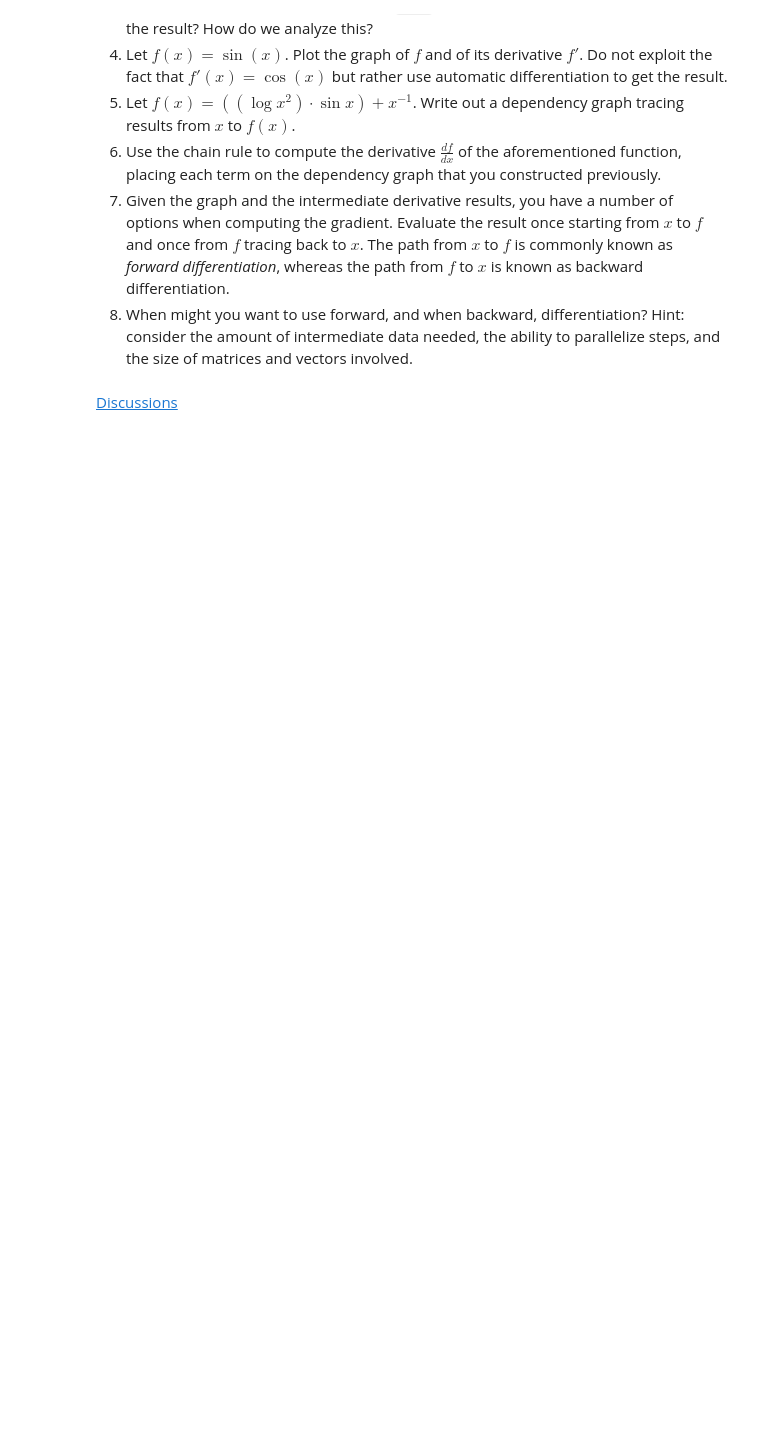
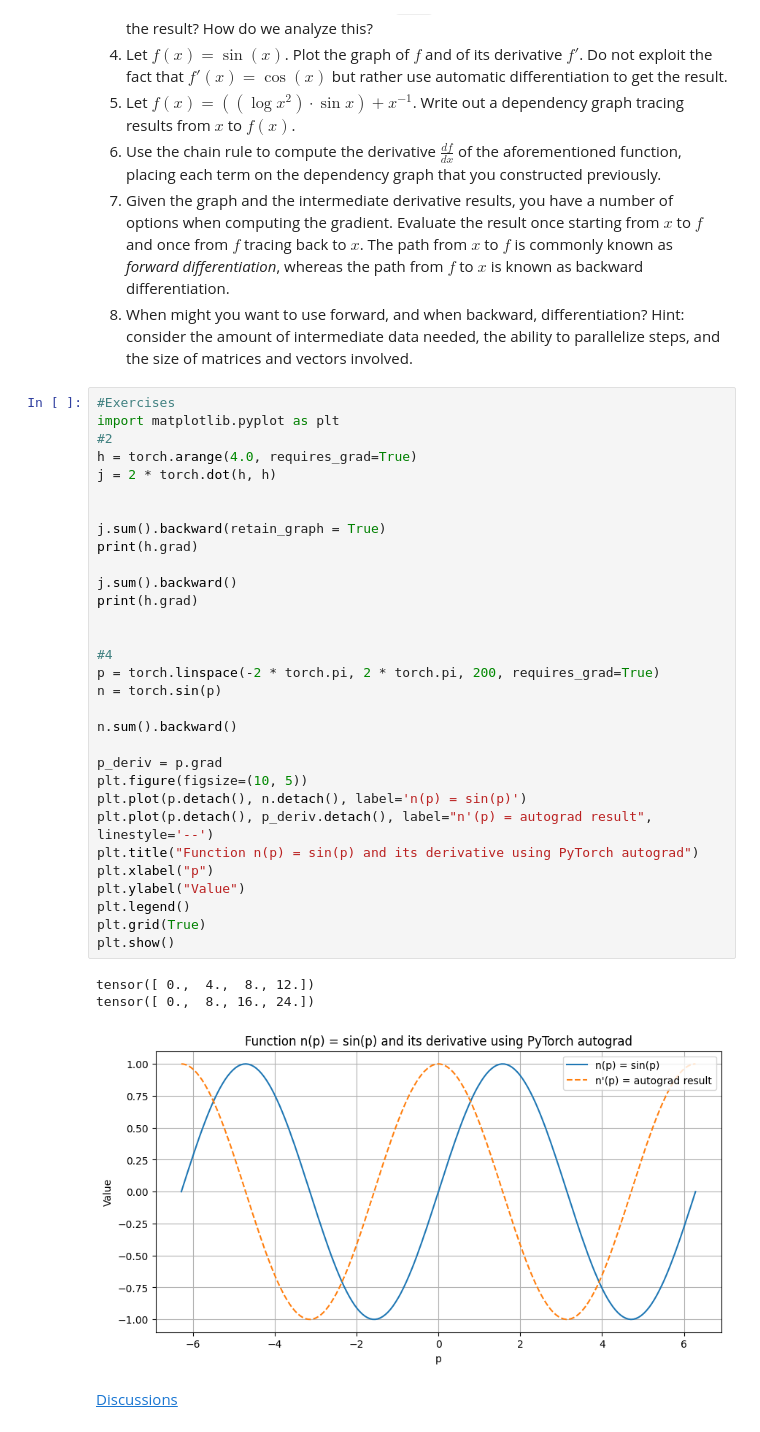
Before and after one commit to onetensor/d2l.ai, a Jupyter notebook: chapter_preliminaries/autograd.ipynb, the cells around one changed output. Drawn from its saved outputs; the diff is of its cells as text; blank space fills up the shorter version.

```diff
--- a/chapter_preliminaries/autograd.ipynb
+++ b/chapter_preliminaries/autograd.ipynb
@@ -322,5 +322,40 @@ For now, try to remember these basics: (i) attach gradients to those variables w
 1. Use the chain rule to compute the derivative $\frac{df}{dx}$ of the aforementioned function, placing each term on the dependency graph that you constructed previously.
 1. Given the graph and the intermediate derivative results, you have a number of options when computing the gradient. Evaluate the result once starting from $x$ to $f$ and once from $f$ tracing back to $x$. The path from $x$ to $f$ is commonly known as *forward differentiation*, whereas the path from $f$ to $x$ is known as backward differentiation.
 1. When might you want to use forward, and when backward, differentiation? Hint: consider the amount of intermediate data needed, the ability to parallelize steps, and the size of matrices and vectors involved.
+# %%
+#Exercises
+import matplotlib.pyplot as plt
+#2
+h = torch.arange(4.0, requires_grad=True)
+j = 2 * torch.dot(h, h)
+
+
+j.sum().backward(retain_graph = True)
+print(h.grad)
+
+j.sum().backward()
+print(h.grad)
+
+
+#4
+p = torch.linspace(-2 * torch.pi, 2 * torch.pi, 200, requires_grad=True)
+n = torch.sin(p)
+
+n.sum().backward()
+
+p_deriv = p.grad
+plt.figure(figsize=(10, 5))
+plt.plot(p.detach(), n.detach(), label='n(p) = sin(p)')
+plt.plot(p.detach(), p_deriv.detach(), label="n'(p) = autograd result", linestyle='--')
+plt.title("Function n(p) = sin(p) and its derivative using PyTorch autograd")
+plt.xlabel("p")
+plt.ylabel("Value")
+plt.legend()
+plt.grid(True)
+plt.show()
+# %% [output]
+tensor([ 0.,  4.,  8., 12.])
+tensor([ 0.,  8., 16., 24.])
+[figure, added]
 # %% [markdown]
 [Discussions](https://discuss.d2l.ai/t/35)
```
